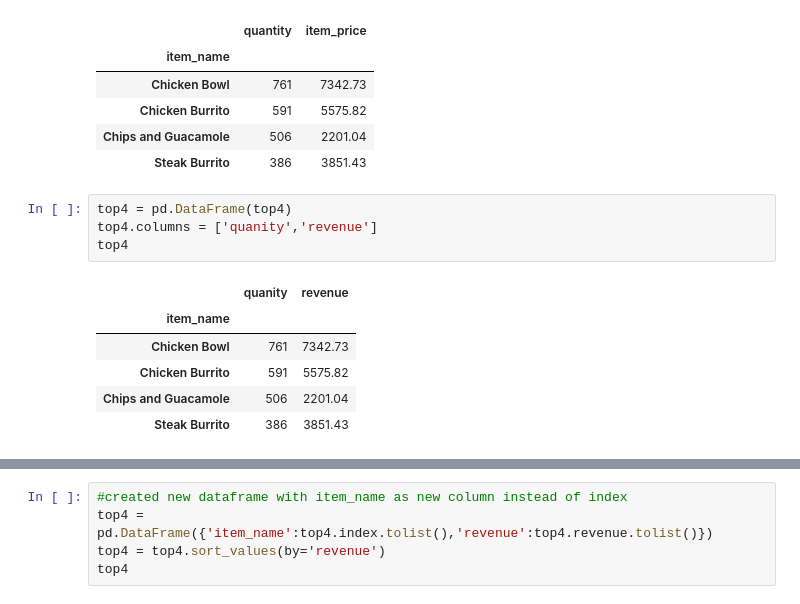
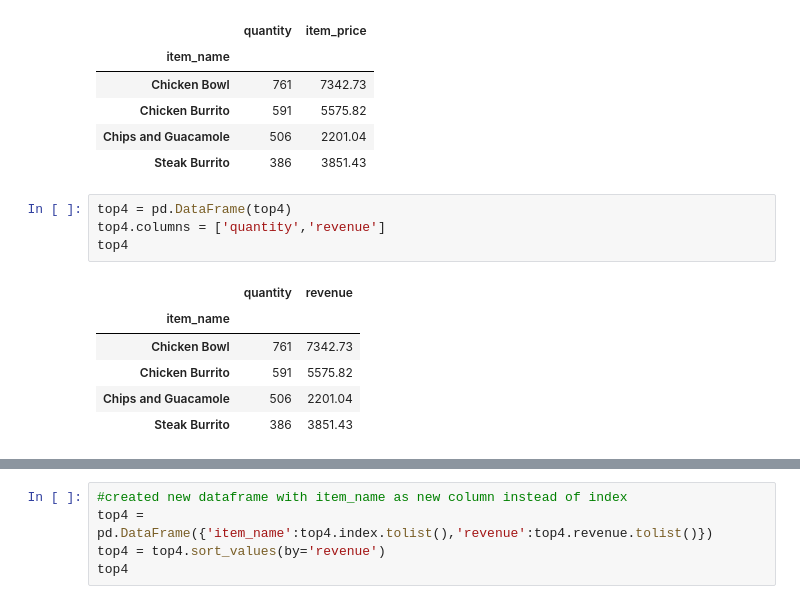
Before and after one commit to Ken-Alviola/numpy-pandas-visualization-exercises, a Jupyter notebook: seaborn_exercises.ipynb, the cells around one changed output, grey strips where cells are left out. Drawn from its saved outputs; the diff is of its cells as text.

```diff
--- a/seaborn_exercises.ipynb
+++ b/seaborn_exercises.ipynb
@@ -253,10 +253,10 @@ top4
 | Steak Burrito | 386 | 3851.43 |
 # %%
 top4 = pd.DataFrame(top4)
-top4.columns = ['quanity','revenue']
+top4.columns = ['quantity','revenue']
 top4
 # %% [output]
-|  | quanity | revenue |
+|  | quantity | revenue |
 | item_name |  |  |
 | Chicken Bowl | 761 | 7342.73 |
 | Chicken Burrito | 591 | 5575.82 |
```
Also changed, not shown: parts of 2 cells of this notebook.
